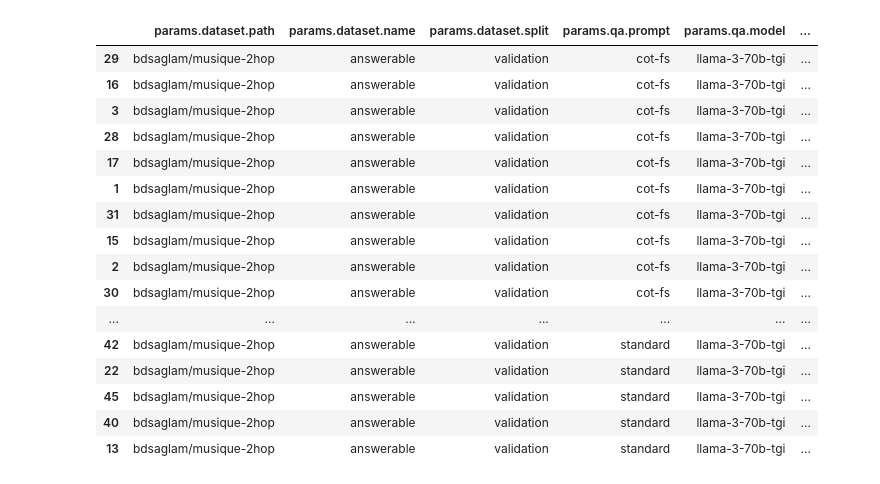
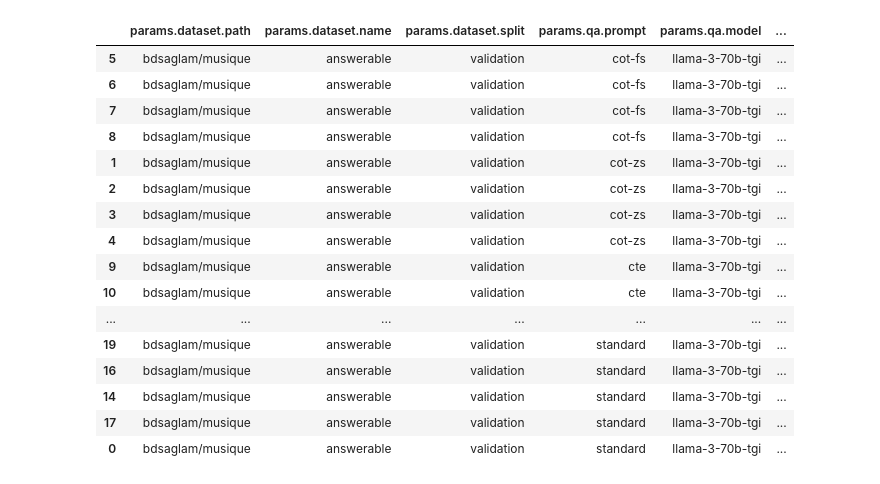
Before and after one commit to bdsaglam/bellem, a Jupyter notebook: dev_nbs/research-mhqa/visualize-experiments.ipynb, the cells around one changed output. Cells and saved outputs as stored; diff of their text form; code cells hidden in the pictures.

```diff
--- a/dev_nbs/research-mhqa/visualize-experiments.ipynb
+++ b/dev_nbs/research-mhqa/visualize-experiments.ipynb
@@ -29,32 +29,35 @@ from dvc.repo import Repo
 repo = Repo()
 
 # Get the experiments
-experiments = list(extract_experiments(repo.experiments.show()))
+experiments = list(extract_experiments(repo.experiments.show(n=5)))
 # %%
 df = (
     pd.json_normalize(experiments)
     .sort_values(["params.qa.model", "params.qa.prompt", "params.qa.temperature", "params.run"])
     .drop(columns=["commit", "id", "name"])
 )
+dataset_path = "bdsaglam/musique"
+mask = df["params.dataset.path"] == dataset_path
+df = df.loc[mask]
 df
 # %% [output]
 |  | params.dataset.path | params.dataset.name | params.dataset.split | params.qa.prompt | params.qa.model | ... |
-| 29 | bdsaglam/musique-2hop | answerable | validation | cot-fs | llama-3-70b-tgi | ... |
-| 16 | bdsaglam/musique-2hop | answerable | validation | cot-fs | llama-3-70b-tgi | ... |
-| 3 | bdsaglam/musique-2hop | answerable | validation | cot-fs | llama-3-70b-tgi | ... |
-| 28 | bdsaglam/musique-2hop | answerable | validation | cot-fs | llama-3-70b-tgi | ... |
-| 17 | bdsaglam/musique-2hop | answerable | validation | cot-fs | llama-3-70b-tgi | ... |
-| 1 | bdsaglam/musique-2hop | answerable | validation | cot-fs | llama-3-70b-tgi | ... |
-| 31 | bdsaglam/musique-2hop | answerable | validation | cot-fs | llama-3-70b-tgi | ... |
-| 15 | bdsaglam/musique-2hop | answerable | validation | cot-fs | llama-3-70b-tgi | ... |
-| 2 | bdsaglam/musique-2hop | answerable | validation | cot-fs | llama-3-70b-tgi | ... |
-| 30 | bdsaglam/musique-2hop | answerable | validation | cot-fs | llama-3-70b-tgi | ... |
+| 5 | bdsaglam/musique | answerable | validation | cot-fs | llama-3-70b-tgi | ... |
+| 6 | bdsaglam/musique | answerable | validation | cot-fs | llama-3-70b-tgi | ... |
+| 7 | bdsaglam/musique | answerable | validation | cot-fs | llama-3-70b-tgi | ... |
+| 8 | bdsaglam/musique | answerable | validation | cot-fs | llama-3-70b-tgi | ... |
+| 1 | bdsaglam/musique | answerable | validation | cot-zs | llama-3-70b-tgi | ... |
+| 2 | bdsaglam/musique | answerable | validation | cot-zs | llama-3-70b-tgi | ... |
+| 3 | bdsaglam/musique | answerable | validation | cot-zs | llama-3-70b-tgi | ... |
+| 4 | bdsaglam/musique | answerable | validation | cot-zs | llama-3-70b-tgi | ... |
+| 9 | bdsaglam/musique | answerable | validation | cte | llama-3-70b-tgi | ... |
+| 10 | bdsaglam/musique | answerable | validation | cte | llama-3-70b-tgi | ... |
 | ... | ... | ... | ... | ... | ... | ... |
-| 42 | bdsaglam/musique-2hop | answerable | validation | standard | llama-3-70b-tgi | ... |
-| 22 | bdsaglam/musique-2hop | answerable | validation | standard | llama-3-70b-tgi | ... |
-| 45 | bdsaglam/musique-2hop | answerable | validation | standard | llama-3-70b-tgi | ... |
-| 40 | bdsaglam/musique-2hop | answerable | validation | standard | llama-3-70b-tgi | ... |
-| 13 | bdsaglam/musique-2hop | answerable | validation | standard | llama-3-70b-tgi | ... |
+| 19 | bdsaglam/musique | answerable | validation | standard | llama-3-70b-tgi | ... |
+| 16 | bdsaglam/musique | answerable | validation | standard | llama-3-70b-tgi | ... |
+| 14 | bdsaglam/musique | answerable | validation | standard | llama-3-70b-tgi | ... |
+| 17 | bdsaglam/musique | answerable | validation | standard | llama-3-70b-tgi | ... |
+| 0 | bdsaglam/musique | answerable | validation | standard | llama-3-70b-tgi | ... |
 # %%
 metric_cols = [col for col in df.columns if col.startswith("metrics.")]
 # %%
```
Also changed, not shown: parts of 5 cells of this notebook.
